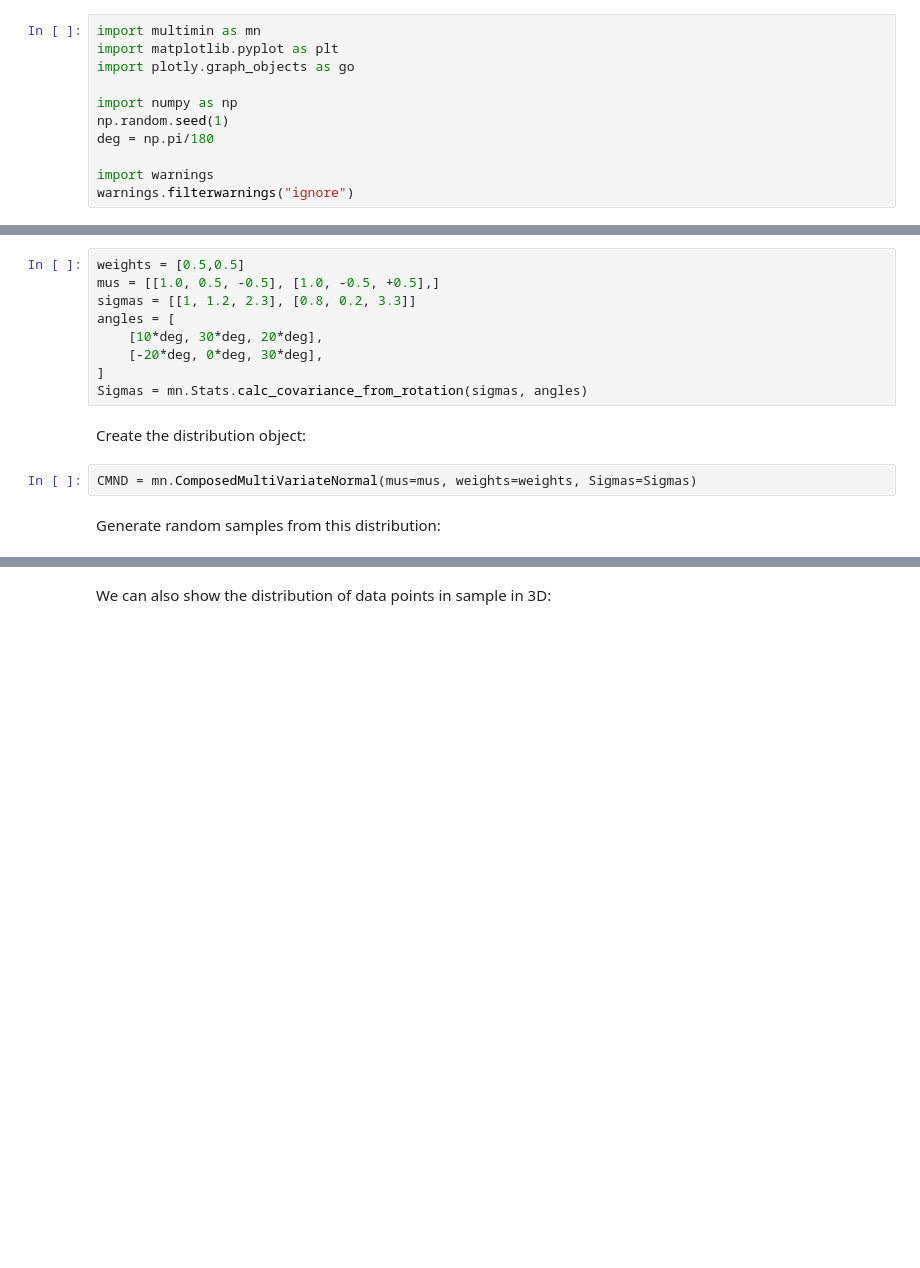
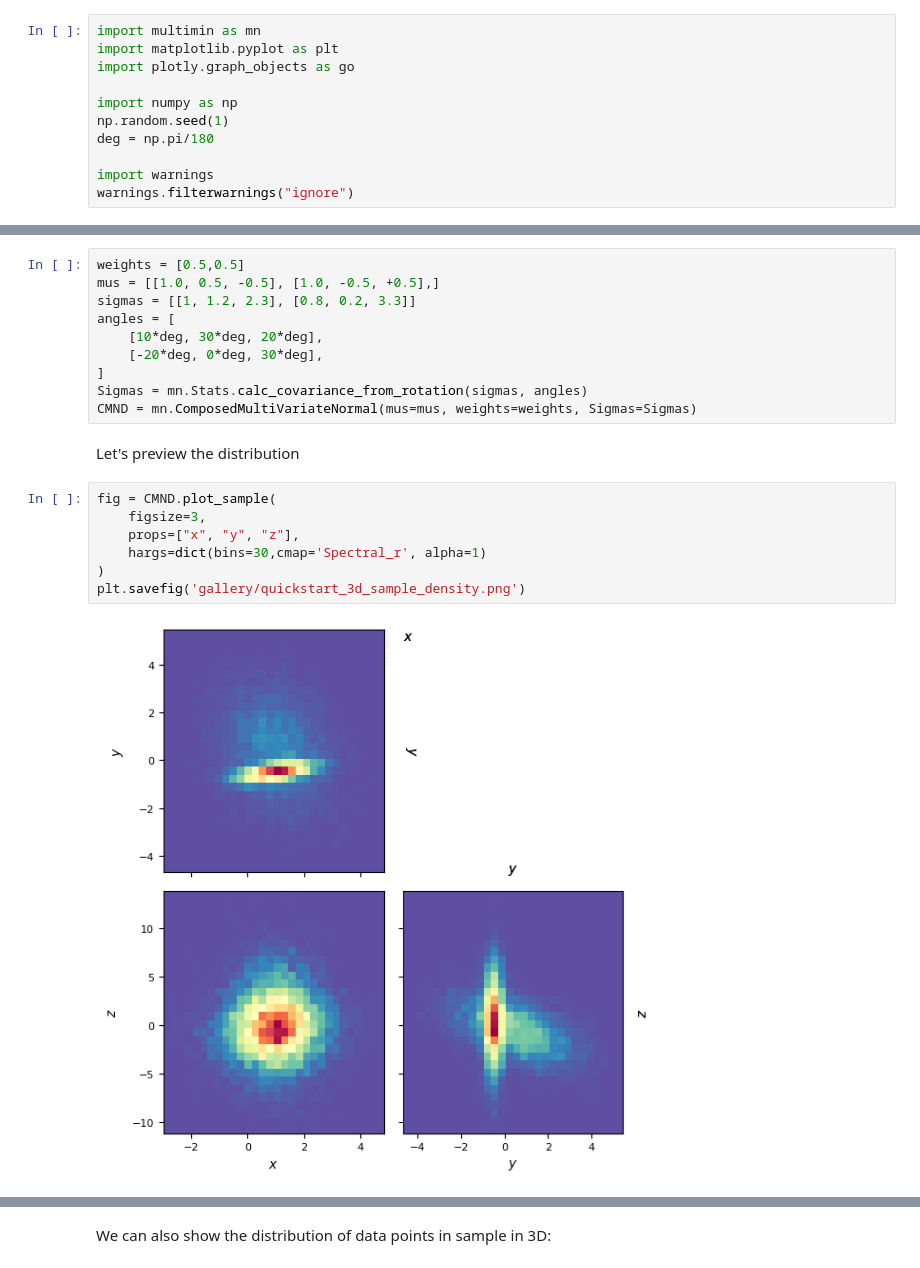
Before and after one commit to seap-udea/multimin, a Jupyter notebook: docs/examples/multimin_quickstart.ipynb, the cells around one changed output, grey strips where cells are left out. Drawn from its saved outputs; the diff is of its cells as text; blank space fills up the shorter version.

```diff
--- a/docs/examples/multimin_quickstart.ipynb
+++ b/docs/examples/multimin_quickstart.ipynb
@@ -48,9 +95,15 @@ angles = [
     [-20*deg, 0*deg, 30*deg],
 ]
 Sigmas = mn.Stats.calc_covariance_from_rotation(sigmas, angles)
+CMND = mn.ComposedMultiVariateNormal(mus=mus, weights=weights, Sigmas=Sigmas)
-# %% [markdown]
-Create the distribution object:
-# %%
-CMND = mn.ComposedMultiVariateNormal(mus=mus, weights=weights, Sigmas=Sigmas)
-# %% [markdown]
-Generate random samples from this distribution:
+# %% [markdown]
+Let's preview the distribution
+# %%
+fig = CMND.plot_sample(
+    figsize=3,
+    props=["x", "y", "z"],
+    hargs=dict(bins=30,cmap='Spectral_r', alpha=1)
+)
+plt.savefig('gallery/quickstart_3d_sample_density.png')
+# %% [output]
+[figure, added]
```
Also changed, not shown: parts of 54 cells of this notebook, 7 other files.
